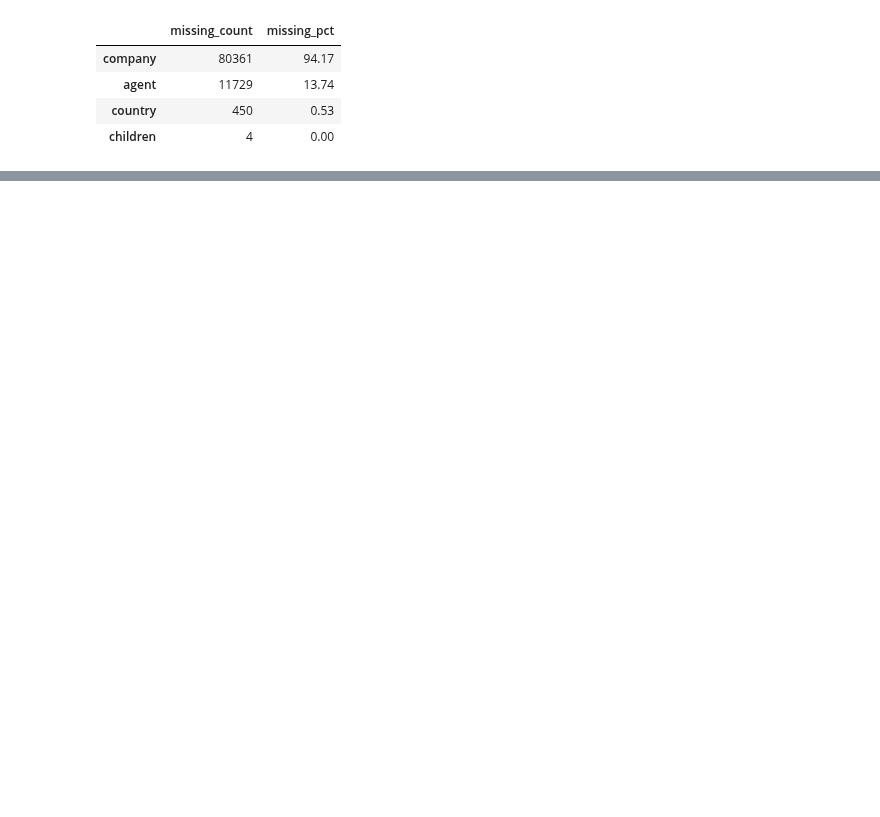
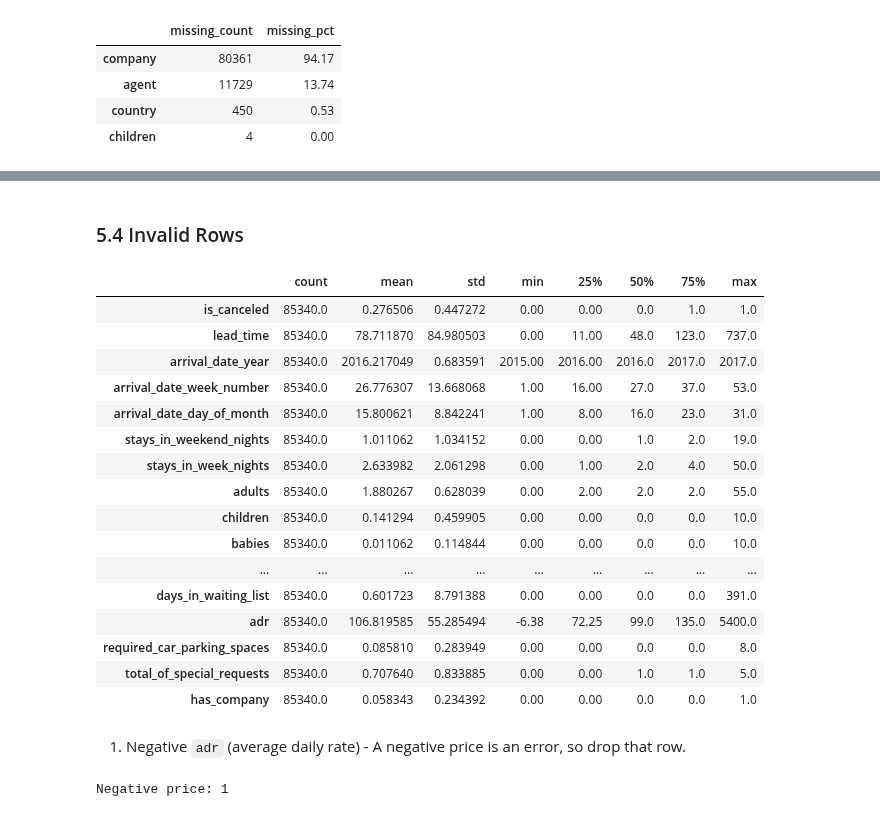
Before and after one commit to nabila-natasha/hotel-booking-cancellation-ml, a Jupyter notebook: notebooks/01_eda_modeling.ipynb, the cells around one changed output, grey strips where cells are left out. Drawn from its saved outputs; the diff is of its cells as text; code cells hidden in the pictures; blank space fills up the shorter version.

Commit message:
Handling invalid rows

```diff
--- a/notebooks/01_eda_modeling.ipynb
+++ b/notebooks/01_eda_modeling.ipynb
@@ -286,0 +336,37 @@ missing_summary
+# %%
+df_clean['has_company'] = df_clean['company'].notna().astype(int)  # 1 = a company is listed
+df_clean = df_clean.drop(columns=['company'])
+# %%
+df_clean['agent'] = df_clean['agent'].fillna(0).astype(int).astype(str)
+# %%
+df_clean['country'] = df_clean['country'].fillna('unknown')
+# %%
+df_clean['children'] = df_clean['children'].fillna(0)
+# %% [markdown]
+### 5.4 Invalid Rows
+# %%
+df_clean.describe().T
+# %% [output]
+|  | count | mean | std | min | 25% | 50% | 75% | max |
+| is_canceled | 85340.0 | 0.276506 | 0.447272 | 0.00 | 0.00 | 0.0 | 1.0 | 1.0 |
+| lead_time | 85340.0 | 78.711870 | 84.980503 | 0.00 | 11.00 | 48.0 | 123.0 | 737.0 |
+| arrival_date_year | 85340.0 | 2016.217049 | 0.683591 | 2015.00 | 2016.00 | 2016.0 | 2017.0 | 2017.0 |
+| arrival_date_week_number | 85340.0 | 26.776307 | 13.668068 | 1.00 | 16.00 | 27.0 | 37.0 | 53.0 |
+| arrival_date_day_of_month | 85340.0 | 15.800621 | 8.842241 | 1.00 | 8.00 | 16.0 | 23.0 | 31.0 |
+| stays_in_weekend_nights | 85340.0 | 1.011062 | 1.034152 | 0.00 | 0.00 | 1.0 | 2.0 | 19.0 |
+| stays_in_week_nights | 85340.0 | 2.633982 | 2.061298 | 0.00 | 1.00 | 2.0 | 4.0 | 50.0 |
+| adults | 85340.0 | 1.880267 | 0.628039 | 0.00 | 2.00 | 2.0 | 2.0 | 55.0 |
+| children | 85340.0 | 0.141294 | 0.459905 | 0.00 | 0.00 | 0.0 | 0.0 | 10.0 |
+| babies | 85340.0 | 0.011062 | 0.114844 | 0.00 | 0.00 | 0.0 | 0.0 | 10.0 |
+| ... | ... | ... | ... | ... | ... | ... | ... | ... |
+| days_in_waiting_list | 85340.0 | 0.601723 | 8.791388 | 0.00 | 0.00 | 0.0 | 0.0 | 391.0 |
+| adr | 85340.0 | 106.819585 | 55.285494 | -6.38 | 72.25 | 99.0 | 135.0 | 5400.0 |
+| required_car_parking_spaces | 85340.0 | 0.085810 | 0.283949 | 0.00 | 0.00 | 0.0 | 0.0 | 8.0 |
+| total_of_special_requests | 85340.0 | 0.707640 | 0.833885 | 0.00 | 0.00 | 1.0 | 1.0 | 5.0 |
+| has_company | 85340.0 | 0.058343 | 0.234392 | 0.00 | 0.00 | 0.0 | 0.0 | 1.0 |
+# %% [markdown]
+1) Negative `adr` (average daily rate) - A negative price is an error, so drop that row.
+# %%
+print("Negative price:",int((df_clean['adr'] < 0).sum()))
+# %% [output]
+Negative price: 1
```
Also changed, not shown: parts of 18 cells of this notebook.
